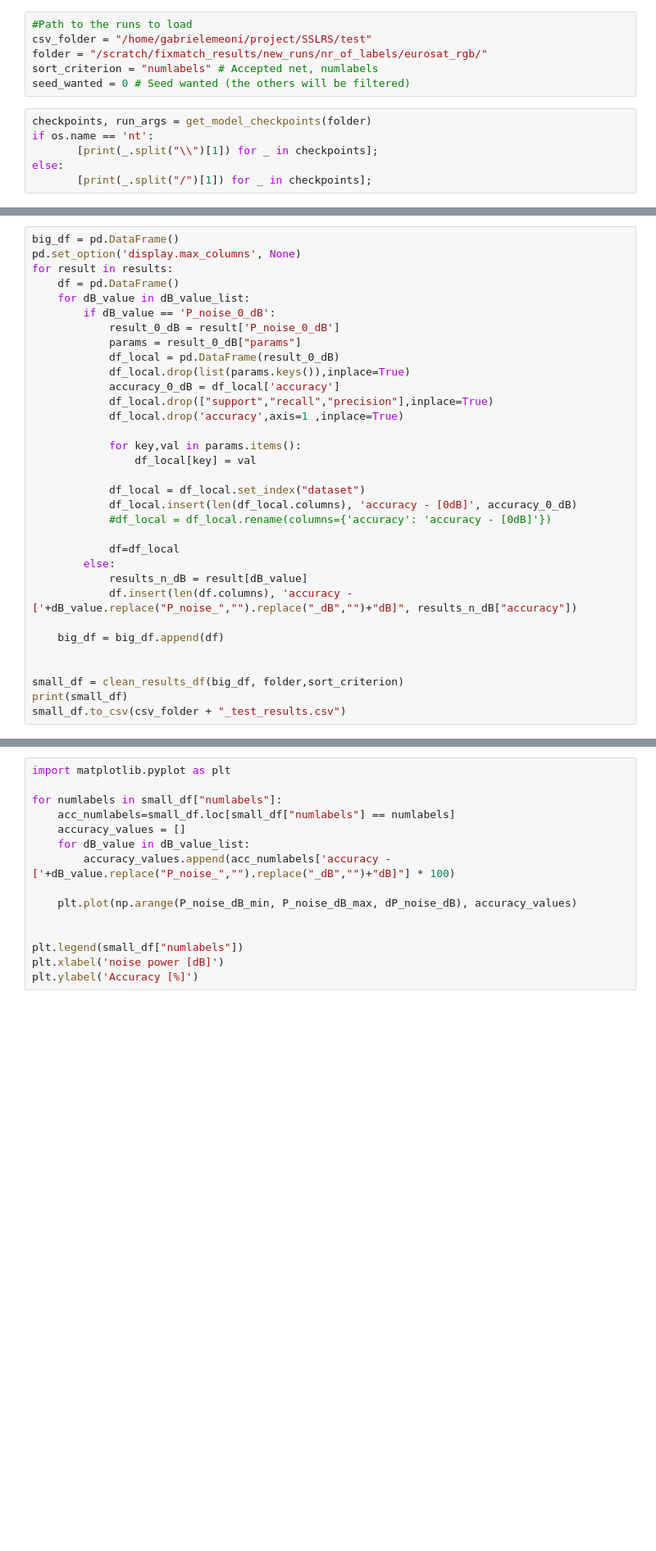
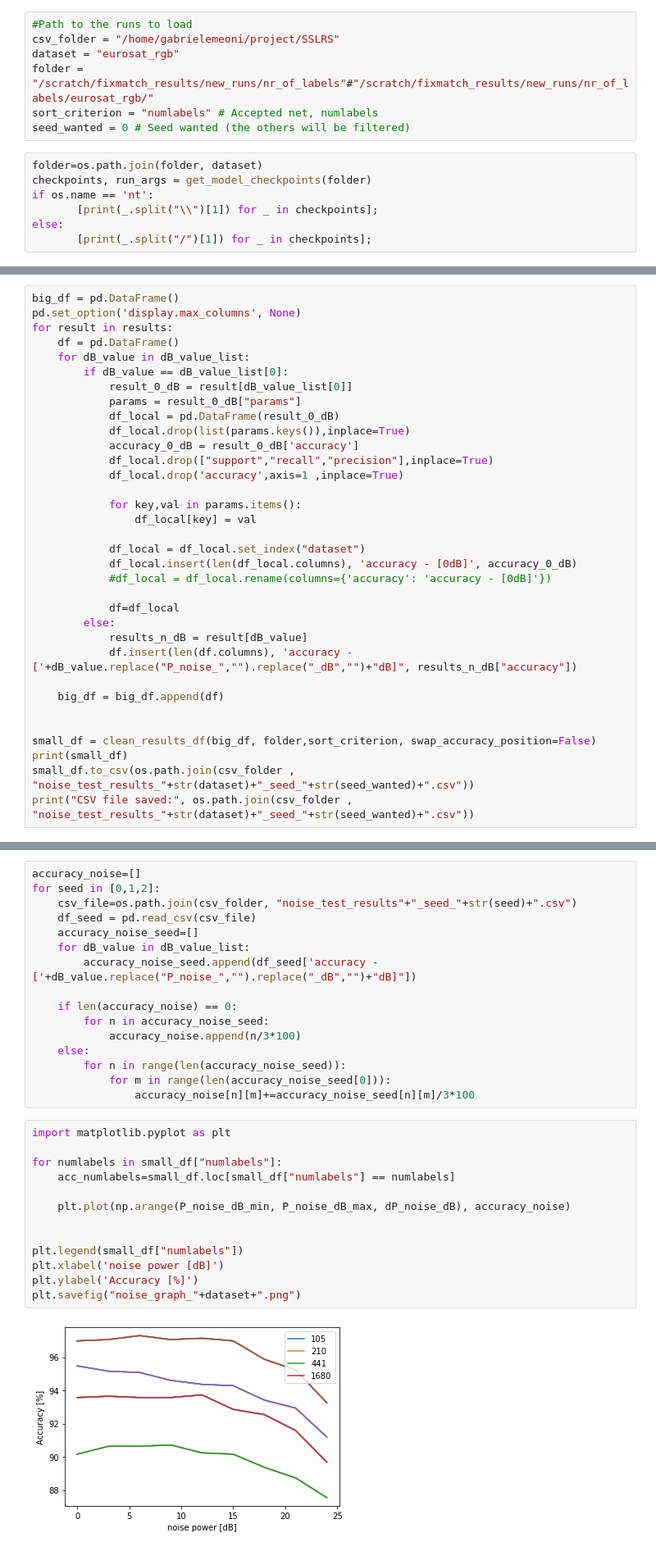
Before and after one commit to gomezzz/MSMatch, a Jupyter notebook: notebooks/Evaluation - noise.ipynb, the cells around one changed output, grey strips where cells are left out. Shown: that part at 82% size. Drawn from its saved outputs; the diff is of its cells as text; blank space fills up the shorter version.

Commit message:
Pushing noise notebook.

```diff
--- a/notebooks/Evaluation - noise.ipynb
+++ b/notebooks/Evaluation - noise.ipynb
@@ -31,11 +31,13 @@ dP_noise_dB = 3 # [dB], Delta power in dB
 ## 2) - Initialize parameters
 # %%
 #Path to the runs to load
-csv_folder = "/home/gabrielemeoni/project/SSLRS/test"
-folder = "/scratch/fixmatch_results/new_runs/nr_of_labels/eurosat_rgb/"
+csv_folder = "/home/gabrielemeoni/project/SSLRS"
+dataset = "eurosat_rgb"
+folder = "/scratch/fixmatch_results/new_runs/nr_of_labels"#"/scratch/fixmatch_results/new_runs/nr_of_labels/eurosat_rgb/"
 sort_criterion = "numlabels" # Accepted net, numlabels
 seed_wanted = 0 # Seed wanted (the others will be filtered)
 # %%
+folder=os.path.join(folder, dataset)
 checkpoints, run_args = get_model_checkpoints(folder)
 if os.name == 'nt':
        [print(_.split("\\")[1]) for _ in checkpoints];
@@ -112,12 +143,12 @@ pd.set_option('display.max_columns', None)
 for result in results:
     df = pd.DataFrame()
     for dB_value in dB_value_list:
-        if dB_value == 'P_noise_0_dB':
-            result_0_dB = result['P_noise_0_dB']
+        if dB_value == dB_value_list[0]:
+            result_0_dB = result[dB_value_list[0]]
             params = result_0_dB["params"]
             df_local = pd.DataFrame(result_0_dB)
             df_local.drop(list(params.keys()),inplace=True)
-            accuracy_0_dB = df_local['accuracy']
+            accuracy_0_dB = result_0_dB['accuracy']
             df_local.drop(["support","recall","precision"],inplace=True)
             df_local.drop('accuracy',axis=1 ,inplace=True)
 
@@ -136,6 +167,7 @@ for result in results:
     big_df = big_df.append(df)
 
 
-small_df = clean_results_df(big_df, folder,sort_criterion)
+small_df = clean_results_df(big_df, folder,sort_criterion, swap_accuracy_position=False)
 print(small_df)
-small_df.to_csv(csv_folder + "_test_results.csv")
+small_df.to_csv(os.path.join(csv_folder , "noise_test_results_"+str(dataset)+"_seed_"+str(seed_wanted)+".csv"))
+print("CSV file saved:", os.path.join(csv_folder , "noise_test_results_"+str(dataset)+"_seed_"+str(seed_wanted)+".csv"))
@@ -144,15 +196,31 @@ small_df.to_csv(csv_folder + "_test_results.csv")
+# %%
+accuracy_noise=[]
+for seed in [0,1,2]:
+    csv_file=os.path.join(csv_folder, "noise_test_results"+"_seed_"+str(seed)+".csv")
+    df_seed = pd.read_csv(csv_file)
+    accuracy_noise_seed=[]
+    for dB_value in dB_value_list:
+        accuracy_noise_seed.append(df_seed['accuracy - ['+dB_value.replace("P_noise_","").replace("_dB","")+"dB]"])
+
+    if len(accuracy_noise) == 0:
+        for n in accuracy_noise_seed:
+            accuracy_noise.append(n/3*100)
+    else:
+        for n in range(len(accuracy_noise_seed)):
+            for m in range(len(accuracy_noise_seed[0])):
+                accuracy_noise[n][m]+=accuracy_noise_seed[n][m]/3*100
 # %%
 import matplotlib.pyplot as plt
 
 for numlabels in small_df["numlabels"]:
     acc_numlabels=small_df.loc[small_df["numlabels"] == numlabels]
-    accuracy_values = []
-    for dB_value in dB_value_list:
-        accuracy_values.append(acc_numlabels['accuracy - ['+dB_value.replace("P_noise_","").replace("_dB","")+"dB]"] * 100)
 
-    plt.plot(np.arange(P_noise_dB_min, P_noise_dB_max, dP_noise_dB), accuracy_values)
+    plt.plot(np.arange(P_noise_dB_min, P_noise_dB_max, dP_noise_dB), accuracy_noise)
 
 
 plt.legend(small_df["numlabels"])
 plt.xlabel('noise power [dB]')
 plt.ylabel('Accuracy [%]')
+plt.savefig("noise_graph_"+dataset+".png")
+# %% [output]
+[figure, added]
```
Also changed, not shown: parts of 4 cells of this notebook.
